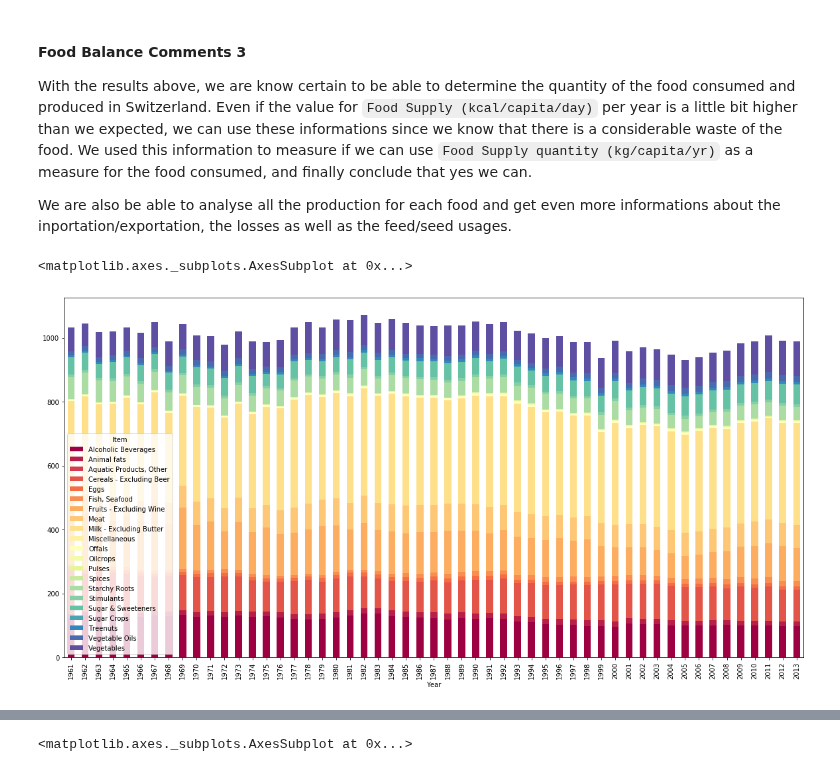
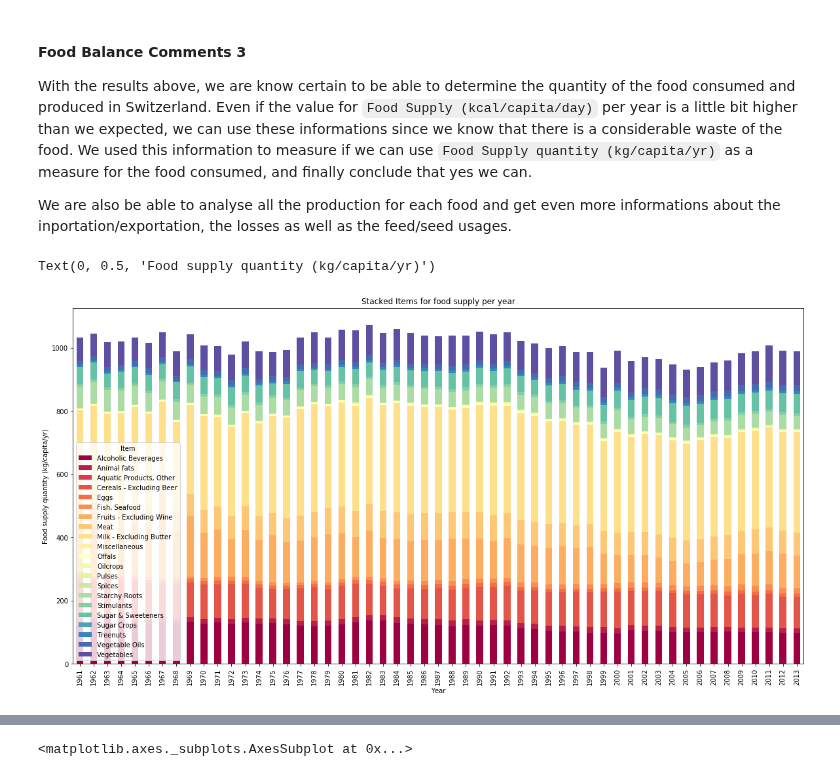
Before and after one commit to jlabhard/ADA_Project, a Jupyter notebook: milestone_2.ipynb, the cells around one changed output, grey strips where cells are left out. Saved outputs shown, nothing was run; the diff lists cells and outputs as text; code cells hidden in the pictures.

```diff
--- a/milestone_2.ipynb
+++ b/milestone_2.ipynb
@@ -578,6 +598,8 @@ items
 </details>
 # %% [markdown]
 #### 1.4.2 Data Cleaning
+# %%
+CH_code = 211 # Switzerland Area Code is 211
 # %%
 """Load Data"""
 food_balance_df = pd.read_csv('Data/FAOSTAT/FoodBalanceSheets_E_All_Data_(Normalized).zip', encoding="ISO-8859-1")
@@ -737,10 +770,13 @@ food_supply = food_balance_df_CH_wide_groups_items[['Year', 'Item', 'Food supply
 # %%
 food_supply = food_supply.set_index(['Year', 'Item'])['Food supply quantity (kg/capita/yr)']
 # %%
-food_supply.unstack().plot(kind='bar', stacked=True, figsize=(20,10), colormap = 'Spectral')
+ax = food_supply.unstack().plot(kind='bar', stacked=True, figsize=(20,10), colormap = 'Spectral')
+ax.set_title('Stacked Items for food supply per year')
+ax.set_xlabel('Year')
+ax.set_ylabel('Food supply quantity (kg/capita/yr)')
 # %% [output]
-<matplotlib.axes._subplots.AxesSubplot at 0x...>
+Text(0, 0.5, 'Food supply quantity (kg/capita/yr)')
-[figure, old version]
+[figure, new version]
 # %%
 meat_supply = food_balance_df_CH_wide_groups_items[['Year', 'Item', 'Food supply quantity (kg/capita/yr)']][food_balance_df_CH_wide_groups_items['Item'] == 'Meat']
 # %%
```
Also changed, not shown: parts of 15 cells of this notebook.
